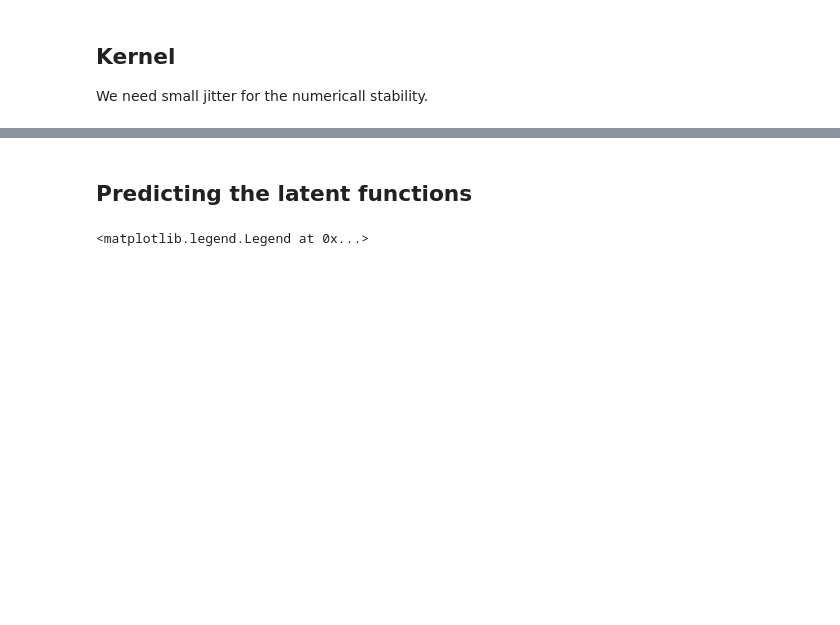
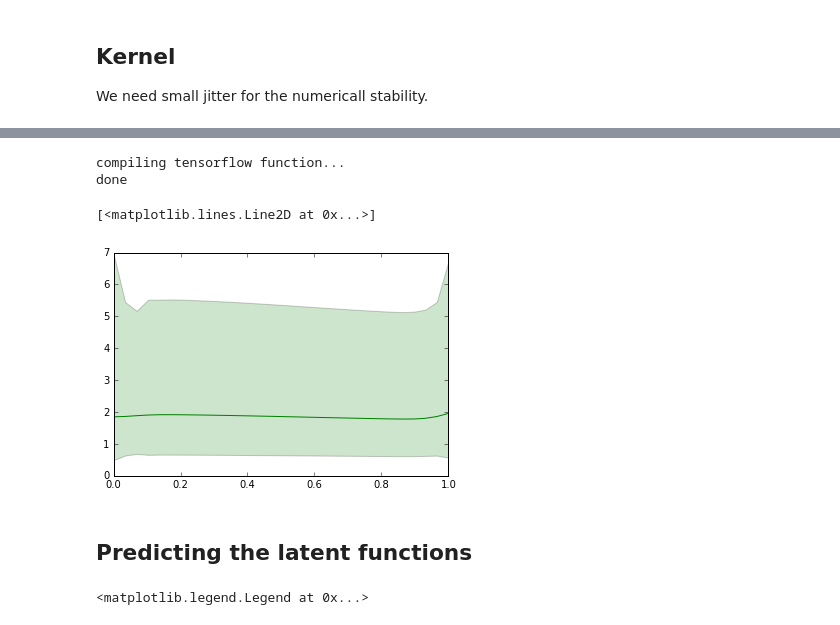
Before and after one commit to fujii-team/GPinv, a Jupyter notebook: notebooks/nonlinear_model_example.ipynb, the cells around one changed output, grey strips where cells are left out. Saved outputs shown, nothing was run; the diff lists cells and outputs as text; code cells hidden in the pictures; blank space fills up the shorter version.

```diff
--- a/notebooks/nonlinear_model_example.ipynb
+++ b/notebooks/nonlinear_model_example.ipynb
@@ -148,3 +180,15 @@ Iteration:  1000         Acc Rate:  74.0 %
+# %%
+# optimizing
+_ = model_vgp.optimize(tf.train.AdamOptimizer(learning_rate=0.01), maxiter=500)
+# %% [output]
+compiling tensorflow function...
+done
+# %%
+plt.fill_between(r_new, f_plus, f_minus, facecolor='g', alpha=0.2)
+plt.plot(r_new, np.exp(f_pred.flatten()), 'g', label='vgp')
+# %% [output]
+[<matplotlib.lines.Line2D at 0x...>]
+[figure, added]
 # %% [markdown]
 ## Predicting the latent functions
 # %%
```
Also changed, not shown: parts of 19 cells of this notebook, 9 other files.
